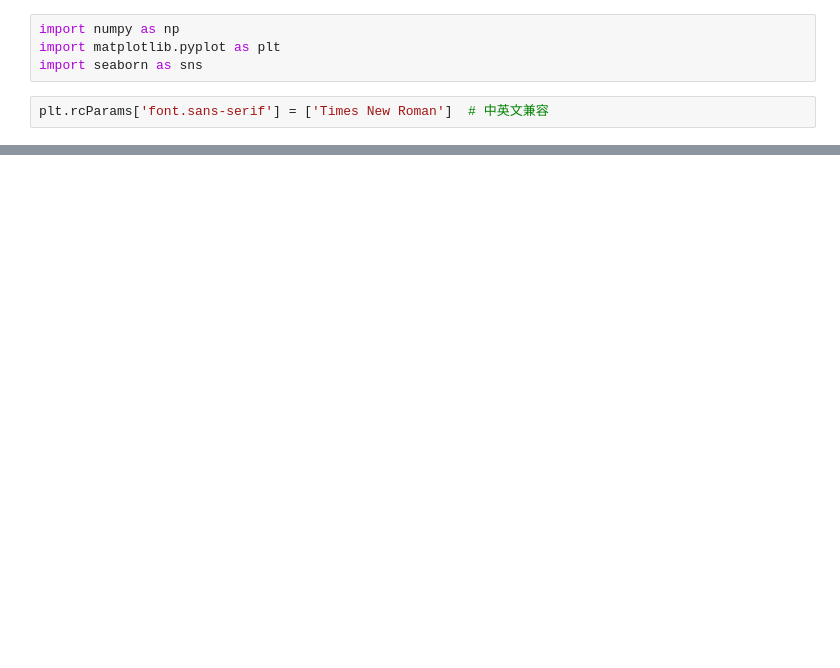
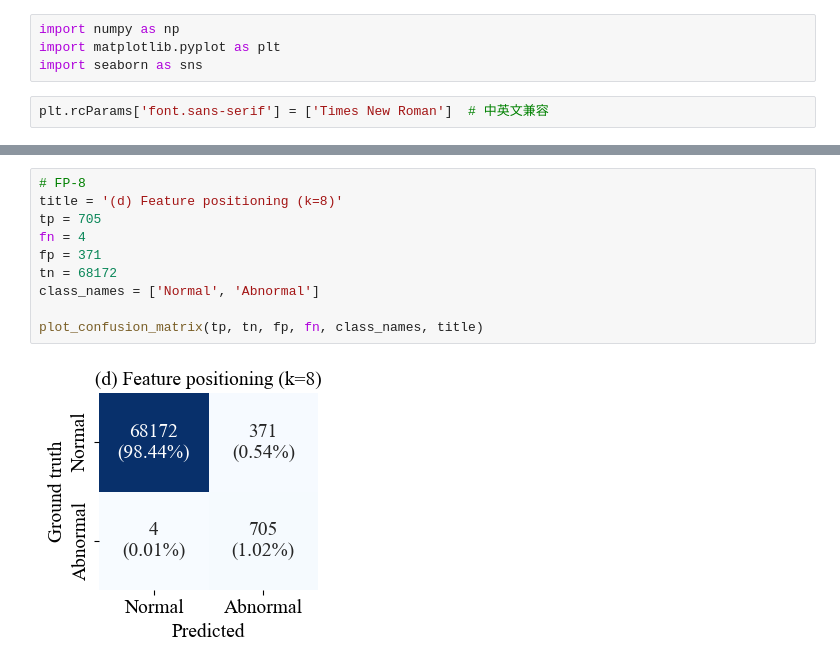
Before and after one commit to Leon-Qiao/RetroFL, a Jupyter notebook: Validate/confusionMa.ipynb, the cells around one changed output, grey strips where cells are left out. Cells and saved outputs as stored; diff of their text form; blank space fills up the shorter version.

```diff
--- a/Validate/confusionMa.ipynb
+++ b/Validate/confusionMa.ipynb
@@ -67,0 +87,12 @@ plot_confusion_matrix(tp, tn, fp, fn, class_names)
+# %%
+# FP-8
+title = '(d) Feature positioning (k=8)'
+tp = 705
+fn = 4
+fp = 371
+tn = 68172
+class_names = ['Normal', 'Abnormal']
+
+plot_confusion_matrix(tp, tn, fp, fn, class_names, title)
+# %% [output]
+[figure, added]
```
Also changed, not shown: parts of 6 cells of this notebook, 21 other files.
